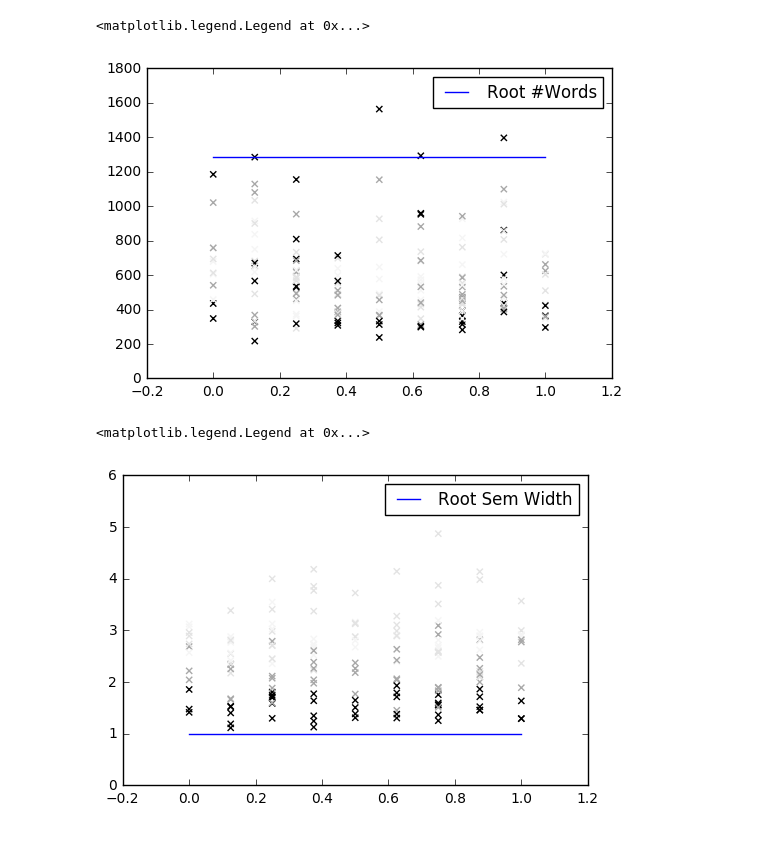
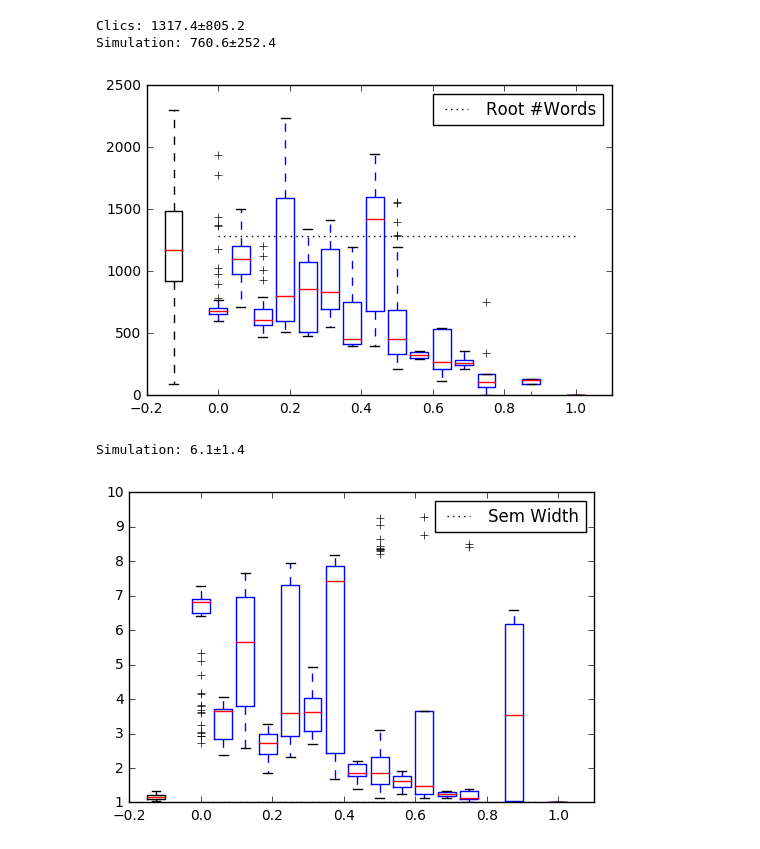
Before and after one commit to Anaphory/simuling, a Jupyter notebook: evaluation/PlotBasicStats.ipynb, the cells around one changed output. Cells and saved outputs as stored; diff of their text form; code cells hidden in the pictures.

```diff
--- a/evaluation/PlotBasicStats.ipynb
+++ b/evaluation/PlotBasicStats.ipynb
@@ -23,19 +24,26 @@ def vocabulary_size(data):
 # %%
-def semantic_width(data):
+def synonymity(data):
     """Calculate average synonym count.
 
-    Calculate the average weighted semantic width in the language
+    Calculate the average weighted synonym count in the language
     represented by data.
 
     """
-    width = 0
-    m = 0
-    for form, meanings in data.groupby("Global_CogID"):
-        width += meanings["Weight"].sum()**2/(meanings["Weight"]**2).sum()
-        m += 1
-    return width/m
+    return semantic_width(data, column="Feature_ID")
+# %%
+clics_words = pandas.read_csv("/home/gereon/Downloads/words.csv")
+clics_words["Weight"] = 1
+
+clics_vocabulary = []
+clics_semantic_width = []
+clics_synonymity = []
+for language, words in clics_words.groupby("LanguageId"):
+    clics_vocabulary.append(vocabulary_size(words, "ClicsValue"))
+    clics_semantic_width.append(semantic_width(words, "ClicsValue"))
+    clics_synonymity.append(semantic_width(words, "ConcepticonGloss"))
 # %%
 import os
+n = {}
 for file in os.listdir("../"):
     parts = file.split("-")
     if len(parts) == 5:
@@ -47,46 +55,56 @@ for file in os.listdir("../"):
             encoding='utf-8')
 
         p = float(parts[3])
-        x = []
-        y = []
         for language_id, language_data in all_data.groupby("Language_ID"):
-            if language_id in ["Q","R","S","T"]:
-                x.append(p)
-                y.append(vocabulary_size(language_data))
-        plt.scatter(x, y,
-                    color=["0.96", "0.89", "0.66", "0.0"],
-                    marker="x")
-plt.plot([0,1], [1284, 1284], label="Root #Words")
+            if language_id in ["S","T"]:
+                n.setdefault(p, []).append(vocabulary_size(language_data))
+plt.boxplot([clics_vocabulary], positions=[-0.125], widths=0.05,
+            sym='', boxprops={"color": "k"}, whiskerprops={"color": "k"},
+            manage_xticks=False)
+
+plt.boxplot(list(n.values()), positions=list(n.keys()), widths=0.05, manage_xticks=False)
+
+plt.plot([0, 1], [1284, 1284], 'k:', label="Root #Words")
+
+plt.xlim(-0.2, 1.1)
 plt.legend()
+
+print("Clics: {:0.1f}±{:0.1f}".format(
+    numpy.mean(clics_vocabulary), numpy.std(clics_vocabulary)))
+print("Simulation: {:0.1f}±{:0.1f}".format(numpy.mean(n[0]), numpy.std(n[0])))
 # %% [output]
-<matplotlib.legend.Legend at 0x...>
+Clics: 1317.4±805.2
+Simulation: 760.6±252.4
-[figure, old version]
+[figure, new version]
 # %%
 import os
+n = {}
 for file in os.listdir("../"):
     parts = file.split("-")
     if len(parts) == 5:
         all_data = pandas.read_csv(
             os.path.join("..", file),
             sep="\t",
             na_values=[""],
             keep_default_na=False,
             encoding='utf-8')
 
         p = float(parts[3])
-        x = []
-        y = []
         for language_id, language_data in all_data.groupby("Language_ID"):
-            if language_id in ["Q","R","S","T"]:
-                x.append(p)
-                y.append(semantic_width(language_data))
-        plt.scatter(x, y,
-                    color=["0.96", "0.89", "0.66", "0.0"],
-                    marker="x")
-plt.plot([0,1], [1, 1], label="Root Sem Width")
+            if language_id in ["S","T"]:
+                n.setdefault(p, []).append(semantic_width(language_data))
+plt.boxplot([clics_semantic_width], positions=[-0.125], widths=0.05,
+            sym='', boxprops={"color": "k"}, whiskerprops={"color": "k"},
+            manage_xticks=False)
+
+plt.boxplot(list(n.values()), positions=list(n.keys()), widths=0.05, manage_xticks=False)
+
+plt.plot([0,1], [1, 1], "k:", label="Sem Width")
+plt.xlim(-0.2, 1.1)
 plt.legend()
+print("Simulation: {:0.1f}±{:0.1f}".format(numpy.mean(n[0]), numpy.std(n[0])))
 # %% [output]
-<matplotlib.legend.Legend at 0x...>
+Simulation: 6.1±1.4
-[figure, old version]
+[figure, new version]
 # %%
 import os
```
Also changed, not shown: parts of 5 cells of this notebook, 6 other files.
